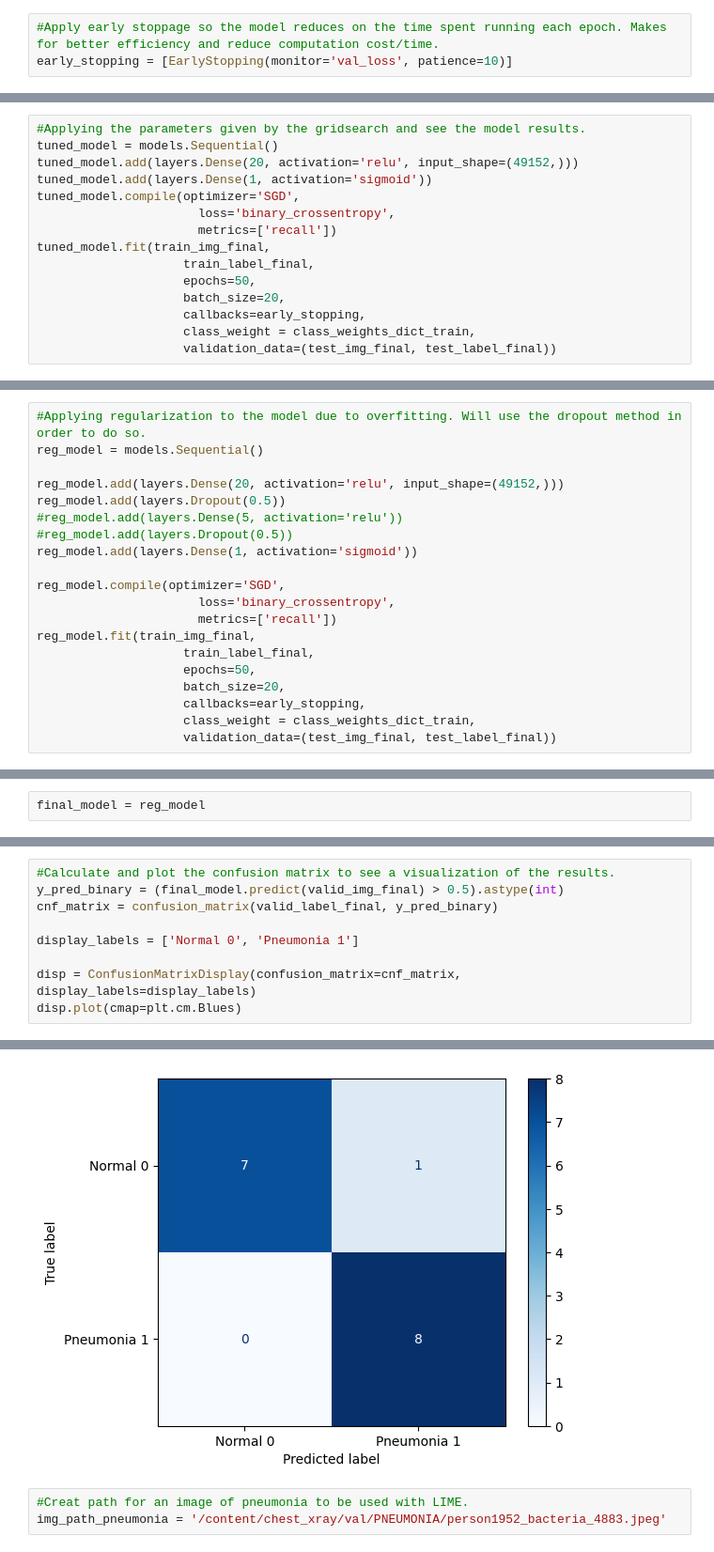
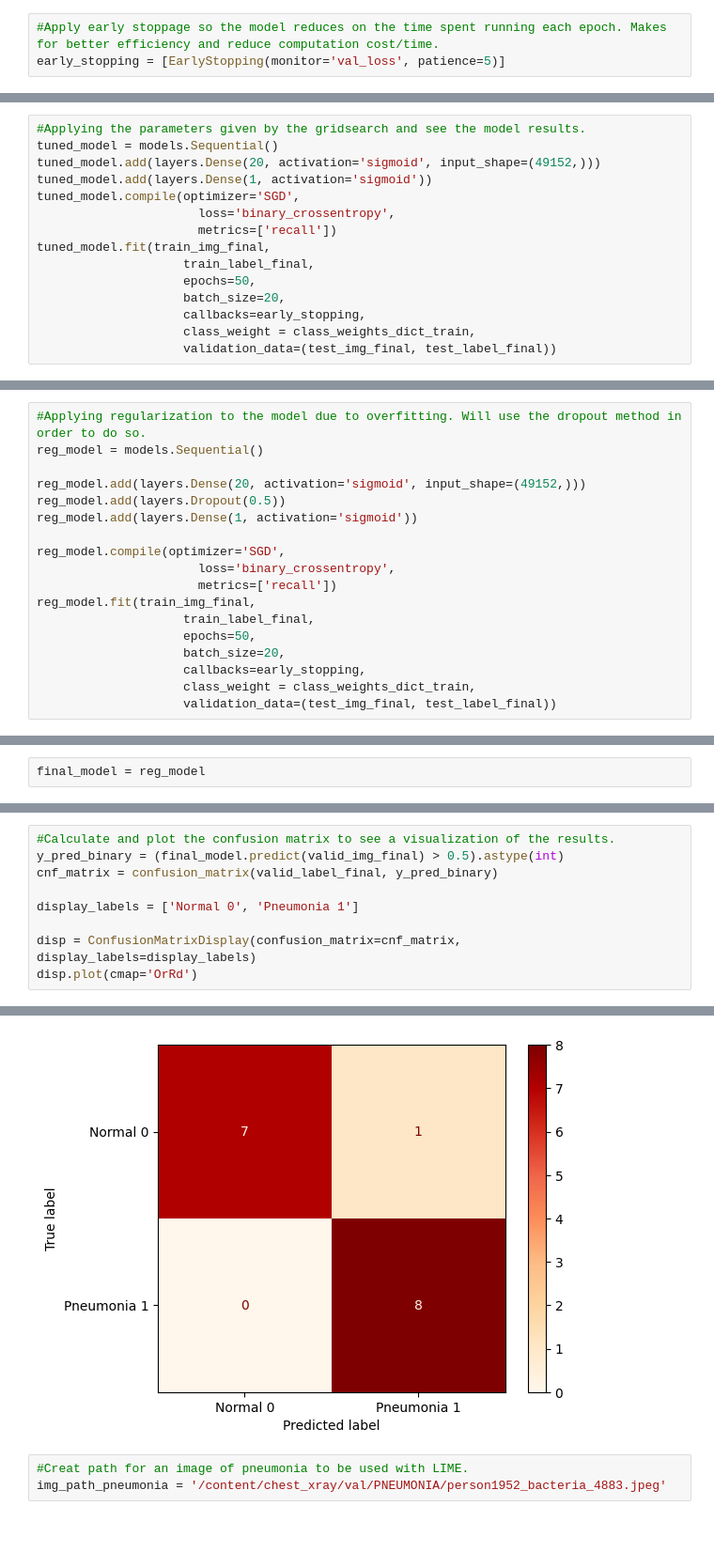
Before and after one commit to johnlocke333/xray_image_classification, a Jupyter notebook: notebook.ipynb, the cells around one changed output, grey strips where cells are left out. Shown at 94% size. Cells and saved outputs as stored; diff of their text form.

Commit message:
model, changed gridsearch and results for models. restarted notebook so it starts at line 1 for code.

```diff
--- a/notebook.ipynb
+++ b/notebook.ipynb
@@ -183,7 +165,7 @@ Epoch 6/6
 <keras.src.callbacks.history.History at 0x...>
 # %%
 #Apply early stoppage so the model reduces on the time spent running each epoch. Makes for better efficiency and reduce computation cost/time.
-early_stopping = [EarlyStopping(monitor='val_loss', patience=10)]
+early_stopping = [EarlyStopping(monitor='val_loss', patience=5)]
 # %%
 #Wrap the model in KerasClassifier so it can be used for the gridsearch.
 tuning_model=KerasClassifier(build_fn=build_baseline)
@@ -404,7 +316,7 @@ best_params
 # %%
 #Applying the parameters given by the gridsearch and see the model results.
 tuned_model = models.Sequential()
-tuned_model.add(layers.Dense(20, activation='relu', input_shape=(49152,)))
+tuned_model.add(layers.Dense(20, activation='sigmoid', input_shape=(49152,)))
 tuned_model.add(layers.Dense(1, activation='sigmoid'))
 tuned_model.compile(optimizer='SGD',
                       loss='binary_crossentropy',
@@ -439,10 +354,8 @@ Epoch 18/50
 #Applying regularization to the model due to overfitting. Will use the dropout method in order to do so.
 reg_model = models.Sequential()
 
-reg_model.add(layers.Dense(20, activation='relu', input_shape=(49152,)))
+reg_model.add(layers.Dense(20, activation='sigmoid', input_shape=(49152,)))
 reg_model.add(layers.Dropout(0.5))
-#reg_model.add(layers.Dense(5, activation='relu'))
-#reg_model.add(layers.Dropout(0.5))
 reg_model.add(layers.Dense(1, activation='sigmoid'))
 
 reg_model.compile(optimizer='SGD',
@@ -511,5 +421,5 @@ cnf_matrix = confusion_matrix(valid_label_final, y_pred_binary)
 display_labels = ['Normal 0', 'Pneumonia 1']
 
 disp = ConfusionMatrixDisplay(confusion_matrix=cnf_matrix, display_labels=display_labels)
-disp.plot(cmap=plt.cm.Blues)
+disp.plot(cmap='OrRd')
 # %% [output]
@@ -517,5 +427,5 @@ disp.plot(cmap=plt.cm.Blues)
 <sklearn.metrics._plot.confusion_matrix.ConfusionMatrixDisplay at 0x...>
-[figure, old version]
+[figure, new version]
 # %%
 #Creat path for an image of pneumonia to be used with LIME.
 img_path_pneumonia = '/content/chest_xray/val/PNEUMONIA/person1952_bacteria_4883.jpeg'
```
Also changed, not shown: parts of 12 cells of this notebook.
